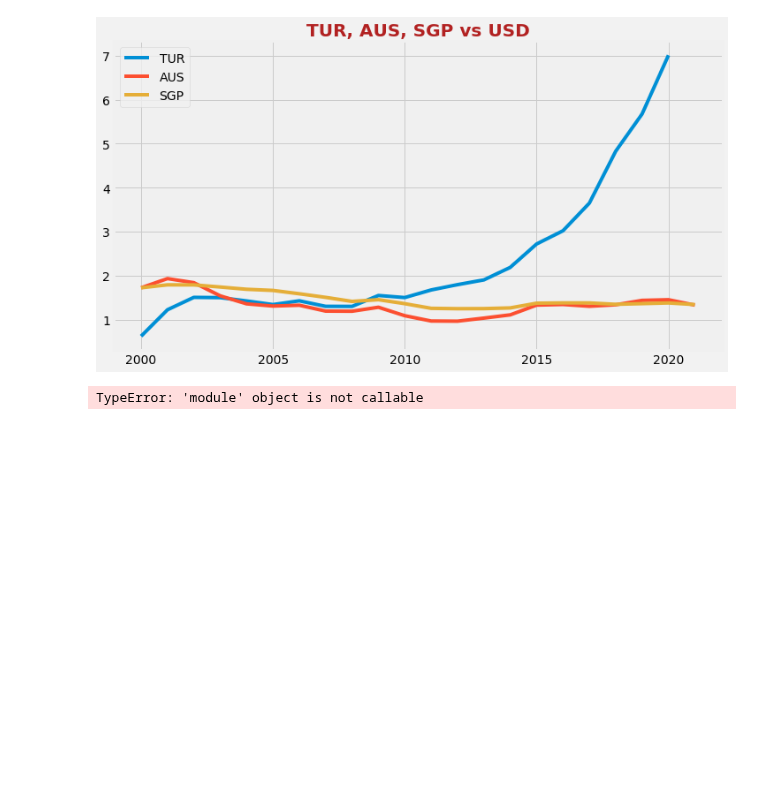
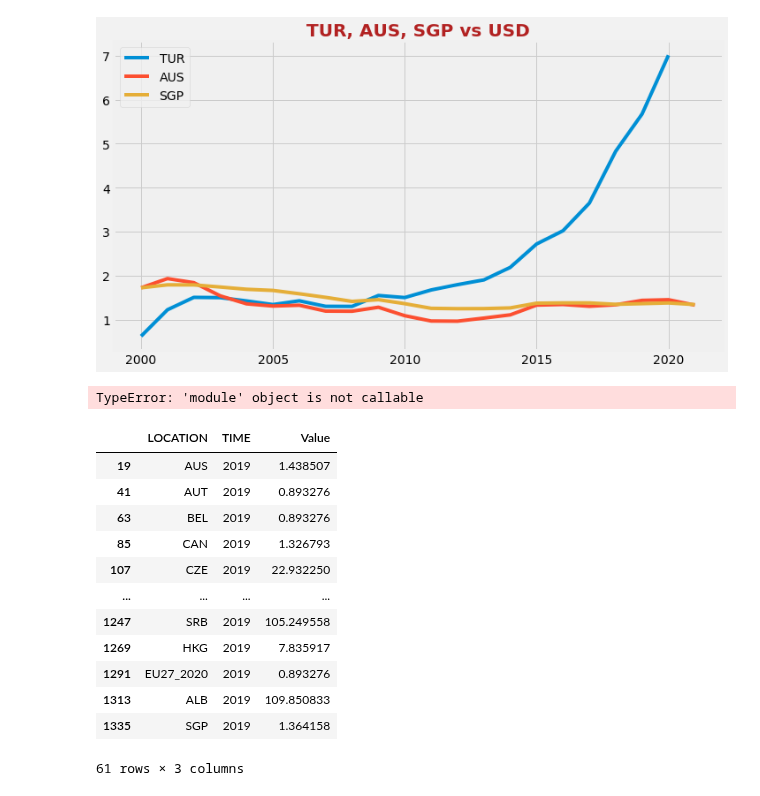
Before and after one commit to attila5287/scrap_and_dataviz, a Jupyter notebook: currency.ipynb, the cells around one changed output. Drawn from its saved outputs; the diff is of its cells as text; code cells hidden in the pictures; blank space fills up the shorter version.

```diff
--- a/currency.ipynb
+++ b/currency.ipynb
@@ -93,6 +93,22 @@ for i in range(len(geo['features'])):
 # %%
 # %% [output]
 TypeError: 'module' object is not callable
+# %%
+pd.DataFrame(df.loc[df['TIME'] == 2019])
+# %% [output]
+|  | LOCATION | TIME | Value |
+| 19 | AUS | 2019 | 1.438507 |
+| 41 | AUT | 2019 | 0.893276 |
+| 63 | BEL | 2019 | 0.893276 |
+| 85 | CAN | 2019 | 1.326793 |
+| 107 | CZE | 2019 | 22.932250 |
+| ... | ... | ... | ... |
+| 1247 | SRB | 2019 | 105.249558 |
+| 1269 | HKG | 2019 | 7.835917 |
+| 1291 | EU27_2020 | 2019 | 0.893276 |
+| 1313 | ALB | 2019 | 109.850833 |
+| 1335 | SGP | 2019 | 1.364158 |
+61 rows × 3 columns
 # %%
 m = folium.Map(location=[48, -102], zoom_start=3)
 m.choropleth(
```
Also changed, not shown: parts of 1 cell of this notebook.
